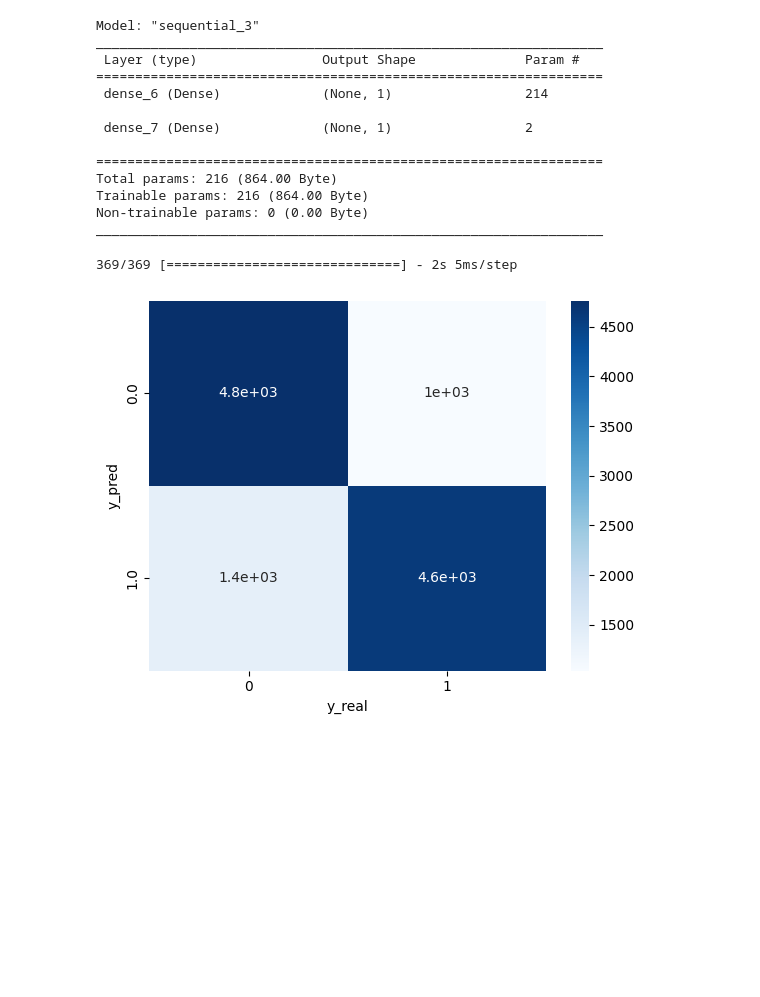
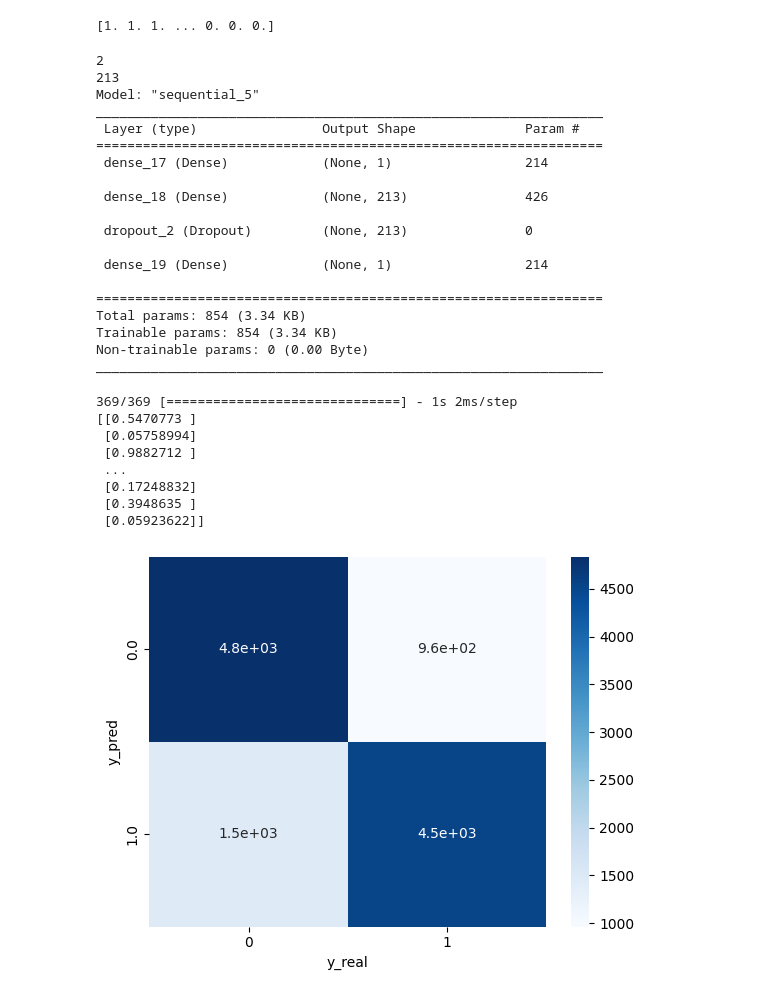
Before and after one commit to franmazzaro/7506R-2C2023-GRUPO39, a Jupyter notebook: 7506R_TP1_GRUPO39_CHP4_ENTREGA.ipynb, the cells around one changed output. Drawn from its saved outputs; the diff is of its cells as text; code cells hidden in the pictures; blank space fills up the shorter version.

Commit message:
Se altera arquitectura del modelo

```diff
--- a/7506R_TP1_GRUPO39_CHP4_ENTREGA.ipynb
+++ b/7506R_TP1_GRUPO39_CHP4_ENTREGA.ipynb
@@ -92,53 +94,74 @@ y_train_balanced = np.hstack((b[b == 0], np.ones(len(class_0))))
 # %%
 # Datos con normalización y balanceo
 x_train_bal, x_test_bal, y_train_bal, y_test_bal = train_test_split(X_train_balanced, y_train_balanced, test_size=0.20, random_state=0)
+print(y_test_bal)
 
 test_bal  = scaler.transform(test)
+# %% [output]
+[1. 1. 1. ... 0. 0. 0.]
 # %%
 cant_clases=len(np.unique(y_train_bal))
+print(cant_clases)
 d_in=len(a.columns)
-
+print(d_in)
 modelo_1 = keras.Sequential([
-    keras.layers.Dense(1,input_shape=(d_in,)),
+    keras.layers.Dense(1,input_shape=(d_in,), activation='sigmoid'),
+    keras.layers.Dense(213, activation='sigmoid'),
+    keras.layers.Dropout(0.2),
     keras.layers.Dense(1, activation='sigmoid')])
 
 modelo_1.summary()
 # %% [output]
-Model: "sequential_3"
+2
+213
+Model: "sequential_5"
 _________________________________________________________________
  Layer (type)                Output Shape              Param #
 =================================================================
- dense_6 (Dense)             (None, 1)                 214
+ dense_17 (Dense)            (None, 1)                 214
 
- dense_7 (Dense)             (None, 1)                 2
+ dense_18 (Dense)            (None, 213)               426
+
+ dropout_2 (Dropout)         (None, 213)               0
+
+ dense_19 (Dense)            (None, 1)                 214
 
 =================================================================
-Total params: 216 (864.00 Byte)
-Trainable params: 216 (864.00 Byte)
+Total params: 854 (3.34 KB)
+Trainable params: 854 (3.34 KB)
 Non-trainable params: 0 (0.00 Byte)
 _________________________________________________________________
 # %%
 modelo_1.compile(
-  optimizer=keras.optimizers.SGD(learning_rate=0.01),
+  optimizer=keras.optimizers.Nadam(learning_rate=0.001),
   loss='binary_crossentropy',
   # metricas para ir calculando en cada iteracion o batch
   metrics=['AUC'],
 )
 
-cant_epochs_titanic=100
+cant_epochs=100
 modelo_titanic1_historia = modelo_1.fit(x_train_bal,y_train_bal,
-                                                epochs=cant_epochs_titanic,
+                                                epochs=cant_epochs,
                                                 batch_size=50,verbose=False)
 # %%
-y_predic_ej1 = modelo_1.predict(x_test_bal)
-y_predic_cat_ej1 = np.where(y_predic_ej1>0.5,1,0)
+y_predic_porcentaje = modelo_1.predict(x_test_bal)
+#median_prediccion = y_predic_porcentaje.median
+print(y_predic_porcentaje)
+y_predic_cat = np.where(y_predic_porcentaje>0.494,1,0)
 
-ds_validacion=pd.DataFrame(y_predic_cat_ej1,y_test_bal).reset_index()
+ds_validacion=pd.DataFrame(y_predic_cat,y_test_bal).reset_index()
 ds_validacion.columns=['y_pred','y_real']
 
 tabla=pd.crosstab(ds_validacion.y_pred, ds_validacion.y_real)
 grf=sns.heatmap(tabla,annot=True, cmap = 'Blues')
 plt.show()
 # %% [output]
-369/369 [==============================] - 2s 5ms/step
+369/369 [==============================] - 1s 2ms/step
+[[0.5470773 ]
+ [0.05758994]
+ [0.9882712 ]
+ ...
+ [0.17248832]
+ [0.3948635 ]
+ [0.05923622]]
-[figure, old version]
+[figure, new version]
```
Also changed, not shown: parts of 8 cells of this notebook.
